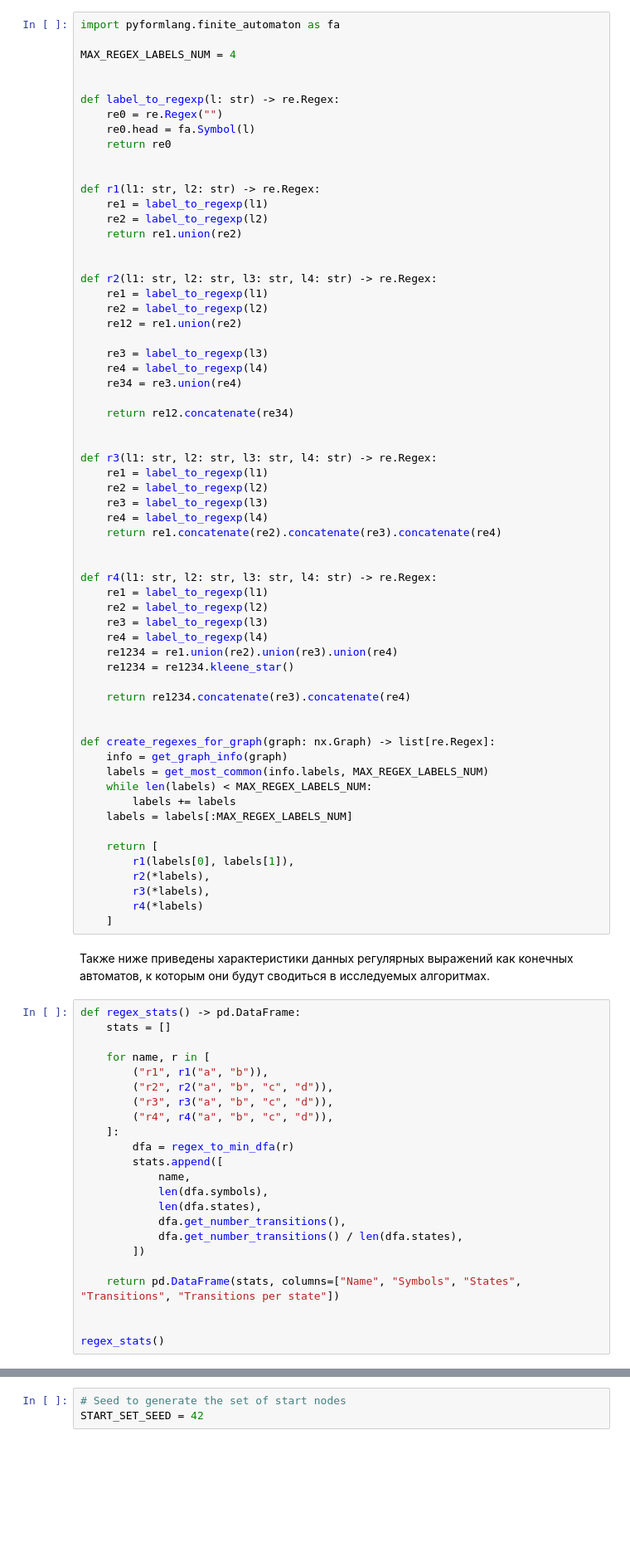
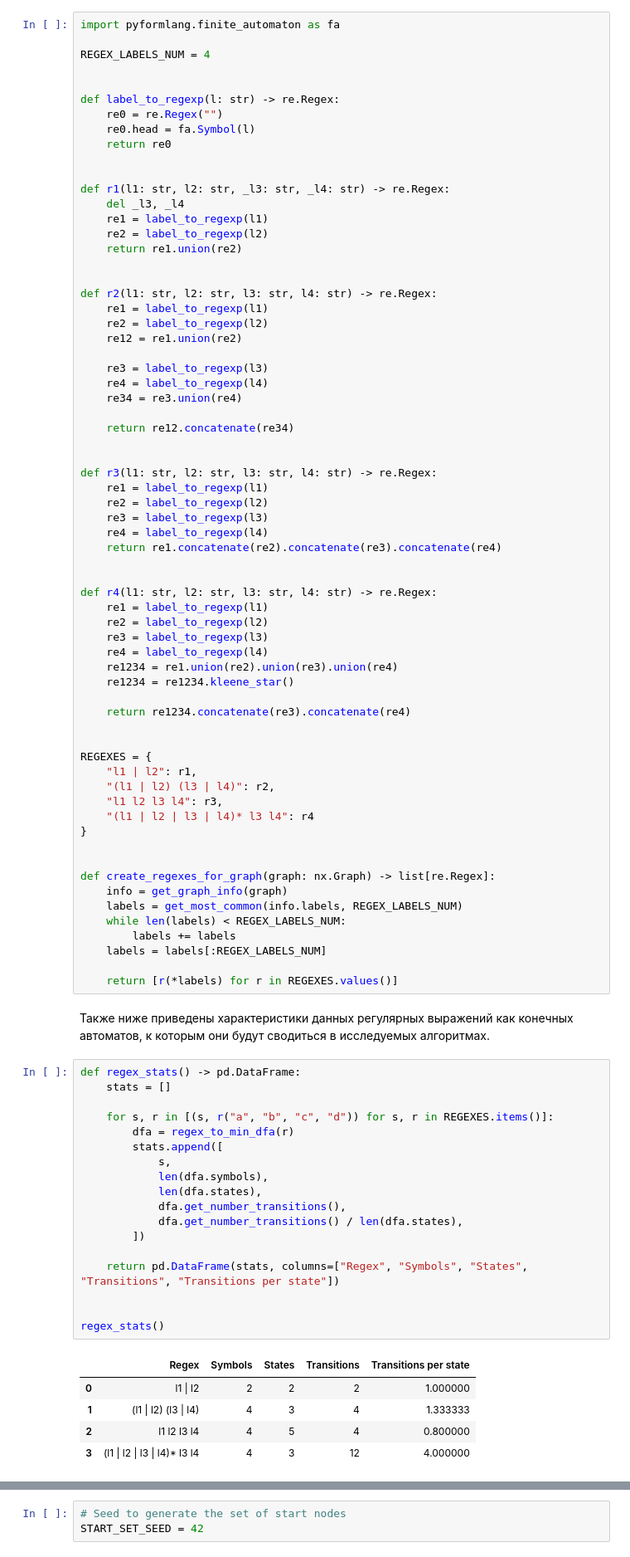
Before and after one commit to shlegelal/formal-lang-course, a Jupyter notebook: experiments/rpq_comparison.ipynb, the cells around one changed output, grey strips where cells are left out. Shown at 83% size. Cells and saved outputs as stored; diff of their text form; blank space fills up the shorter version.

```diff
--- a/experiments/rpq_comparison.ipynb
+++ b/experiments/rpq_comparison.ipynb
@@ -489,7 +552,7 @@ graph_stats()
 # %%
 import pyformlang.finite_automaton as fa
 
-MAX_REGEX_LABELS_NUM = 4
+REGEX_LABELS_NUM = 4
 
 
 def label_to_regexp(l: str) -> re.Regex:
@@ -498,7 +561,8 @@ def label_to_regexp(l: str) -> re.Regex:
     return re0
 
 
-def r1(l1: str, l2: str) -> re.Regex:
+def r1(l1: str, l2: str, _l3: str, _l4: str) -> re.Regex:
+    del _l3, _l4
     re1 = label_to_regexp(l1)
     re2 = label_to_regexp(l2)
     return re1.union(re2)
@@ -535,44 +599,48 @@ def r4(l1: str, l2: str, l3: str, l4: str) -> re.Regex:
     return re1234.concatenate(re3).concatenate(re4)
 
 
+REGEXES = {
+    "l1 | l2": r1,
+    "(l1 | l2) (l3 | l4)": r2,
+    "l1 l2 l3 l4": r3,
+    "(l1 | l2 | l3 | l4)* l3 l4": r4
+}
+
+
 def create_regexes_for_graph(graph: nx.Graph) -> list[re.Regex]:
     info = get_graph_info(graph)
-    labels = get_most_common(info.labels, MAX_REGEX_LABELS_NUM)
-    while len(labels) < MAX_REGEX_LABELS_NUM:
+    labels = get_most_common(info.labels, REGEX_LABELS_NUM)
+    while len(labels) < REGEX_LABELS_NUM:
         labels += labels
-    labels = labels[:MAX_REGEX_LABELS_NUM]
+    labels = labels[:REGEX_LABELS_NUM]
 
-    return [
-        r1(labels[0], labels[1]),
-        r2(*labels),
-        r3(*labels),
-        r4(*labels)
-    ]
+    return [r(*labels) for r in REGEXES.values()]
 # %% [markdown]
 Также ниже приведены характеристики данных регулярных выражений как конечных автоматов, к которым они будут сводиться в исследуемых алгоритмах.
 # %%
 def regex_stats() -> pd.DataFrame:
     stats = []
 
-    for name, r in [
-        ("r1", r1("a", "b")),
-        ("r2", r2("a", "b", "c", "d")),
-        ("r3", r3("a", "b", "c", "d")),
-        ("r4", r4("a", "b", "c", "d")),
-    ]:
+    for s, r in [(s, r("a", "b", "c", "d")) for s, r in REGEXES.items()]:
         dfa = regex_to_min_dfa(r)
         stats.append([
-            name,
+            s,
             len(dfa.symbols),
             len(dfa.states),
             dfa.get_number_transitions(),
             dfa.get_number_transitions() / len(dfa.states),
         ])
 
-    return pd.DataFrame(stats, columns=["Name", "Symbols", "States", "Transitions", "Transitions per state"])
+    return pd.DataFrame(stats, columns=["Regex", "Symbols", "States", "Transitions", "Transitions per state"])
 
 
 regex_stats()
+# %% [output]
+|  | Regex | Symbols | States | Transitions | Transitions per state |
+| 0 | l1 | l2 | 2 | 2 | 2 | 1.000000 |
+| 1 | (l1 | l2) (l3 | l4) | 4 | 3 | 4 | 1.333333 |
+| 2 | l1 l2 l3 l4 | 4 | 5 | 4 | 0.800000 |
+| 3 | (l1 | l2 | l3 | l4)* l3 l4 | 4 | 3 | 12 | 4.000000 |
 # %% [markdown]
 #### Выбор множеств стартовых и финальных вершин
 
```
Also changed, not shown: parts of 17 cells of this notebook.
